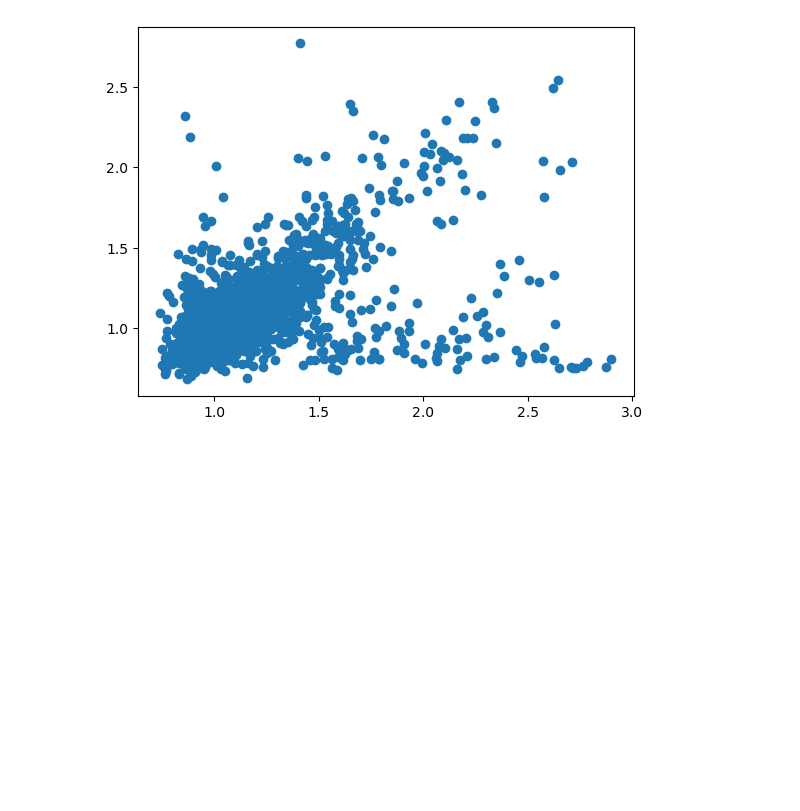
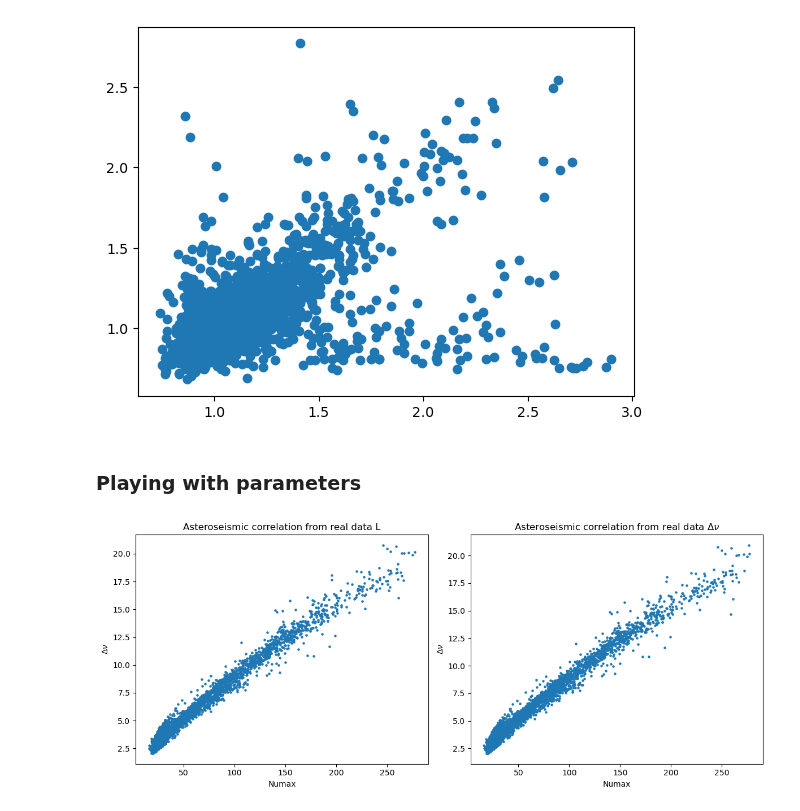
Before and after one commit to juanpabloidarraga/master_thesis, a Jupyter notebook: code/playing_willet.ipynb, the cells around one changed output. Saved outputs shown, nothing was run; the diff lists cells and outputs as text; code cells hidden in the pictures; blank space fills up the shorter version.

```diff
--- a/code/playing_willet.ipynb
+++ b/code/playing_willet.ipynb
@@ -251,3 +254,28 @@ plt.scatter(df_intersection["mass_Dnu"], df_intersection["mass_L"])
 # %% [output]
 <matplotlib.collections.PathCollection at 0x...>
 [figure]
+# %% [markdown]
+### Playing with parameters
+# %%
+numax_dnu = df_rel_data_dnu["numax"]
+numax_l = df_rel_data_l["numax"]
+
+dnu_dnu = df_rel_data_dnu["Dnu"]
+dnu_l = df_rel_data_l["Dnu"]
+
+fig, axes = plt.subplots(1, 2, figsize=(12, 5))
+
+axes[0].scatter(numax_l, dnu_l, label='L', alpha=1, s=5)
+axes[0].set_title(r'Asteroseismic correlation from real data L')
+axes[0].set_xlabel(r'Numax')
+axes[0].set_ylabel(r'$\Delta\nu$')
+
+axes[1].scatter(numax_dnu, dnu_dnu, label='Dnu', alpha=1, s=5)
+axes[1].set_title(r'Asteroseismic correlation from real data $\Delta\nu$')
+axes[1].set_xlabel(r'Numax')
+axes[1].set_ylabel(r'$\Delta\nu$')
+
+plt.tight_layout()
+plt.show()
+# %% [output]
+[figure, added]
```
Also changed, not shown: parts of 5 cells of this notebook, 2 other files.
